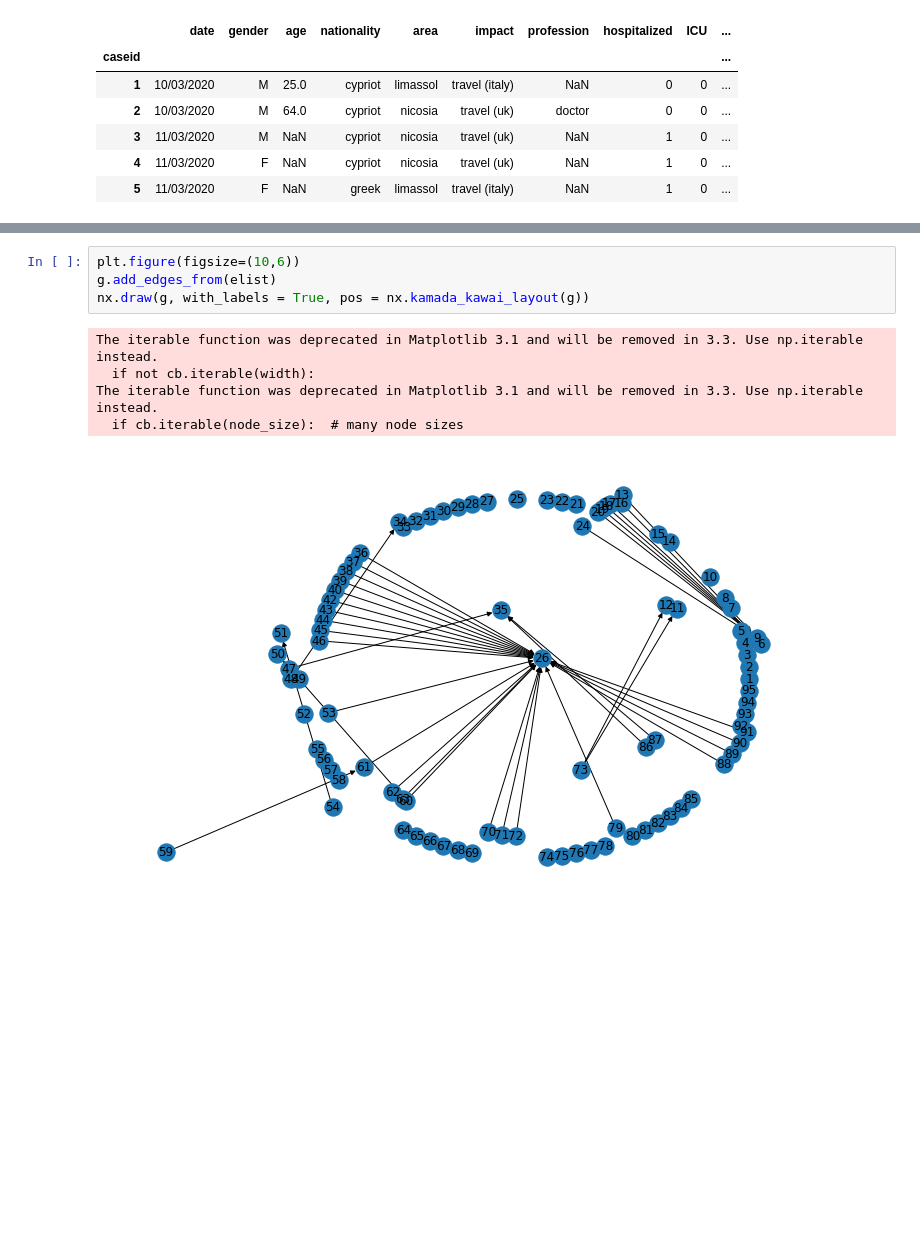
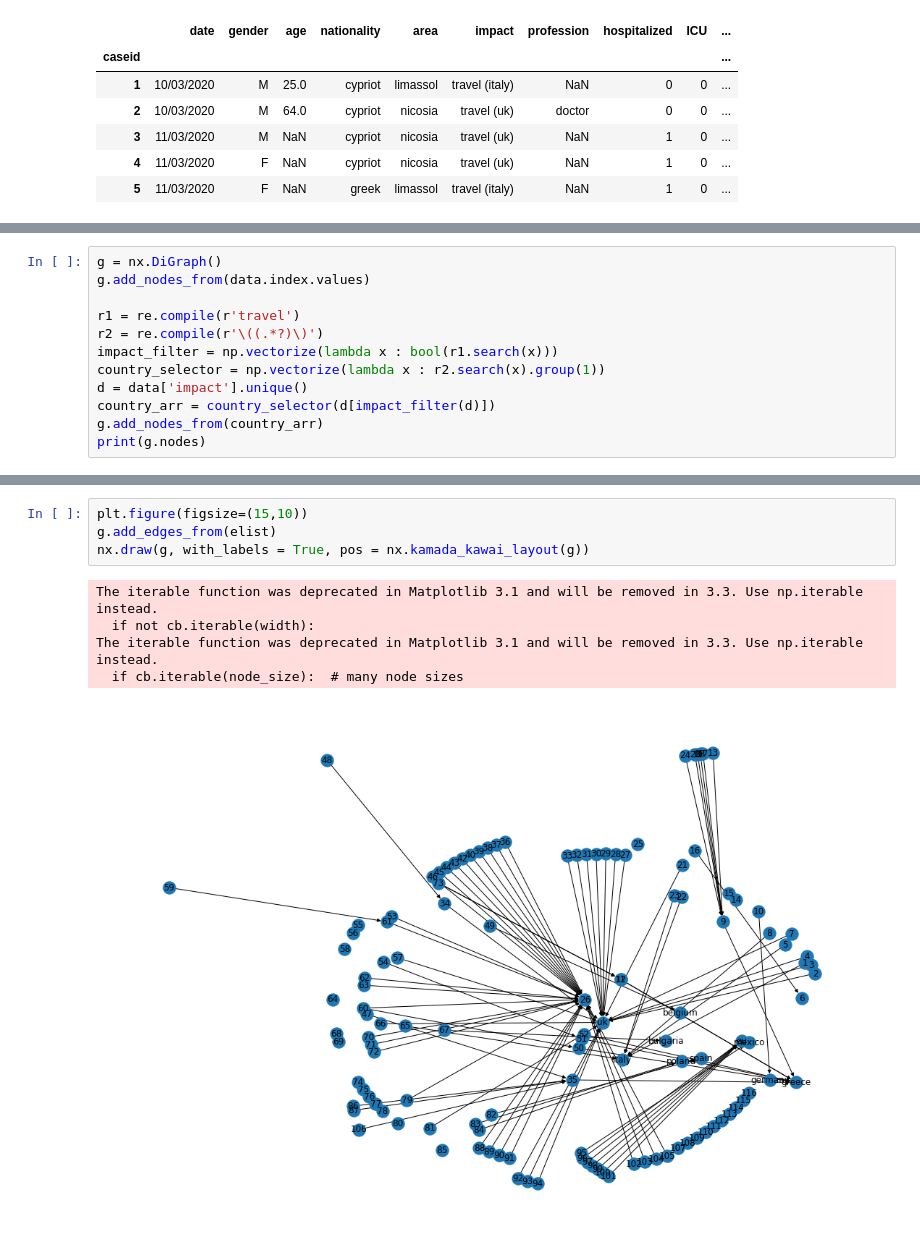
Before and after one commit to dtrihinas/covid-19-cyprus-data, a Jupyter notebook: covid-19-notebook-starter-code.ipynb, the cells around one changed output, grey strips where cells are left out. Saved outputs shown, nothing was run; the diff lists cells and outputs as text; blank space fills up the shorter version.

```diff
--- a/covid-19-notebook-starter-code.ipynb
+++ b/covid-19-notebook-starter-code.ipynb
@@ -52,0 +47,12 @@ print(g.nodes())
+# %%
+g = nx.DiGraph()
+g.add_nodes_from(data.index.values)
+
+r1 = re.compile(r'travel')
+r2 = re.compile(r'\((.*?)\)')
+impact_filter = np.vectorize(lambda x : bool(r1.search(x)))
+country_selector = np.vectorize(lambda x : r2.search(x).group(1))
+d = data['impact'].unique()
+country_arr = country_selector(d[impact_filter(d)])
+g.add_nodes_from(country_arr)
+print(g.nodes)
@@ -92,10 +104,10 @@ elist
 # %%
-plt.figure(figsize=(10,6))
+plt.figure(figsize=(15,10))
 g.add_edges_from(elist)
 nx.draw(g, with_labels = True, pos = nx.kamada_kawai_layout(g))
 # %% [output]
 The iterable function was deprecated in Matplotlib 3.1 and will be removed in 3.3. Use np.iterable instead.
   if not cb.iterable(width):
 The iterable function was deprecated in Matplotlib 3.1 and will be removed in 3.3. Use np.iterable instead.
   if cb.iterable(node_size):  # many node sizes
-[figure, old version]
+[figure, new version]
```
Also changed, not shown: parts of 6 cells of this notebook.
